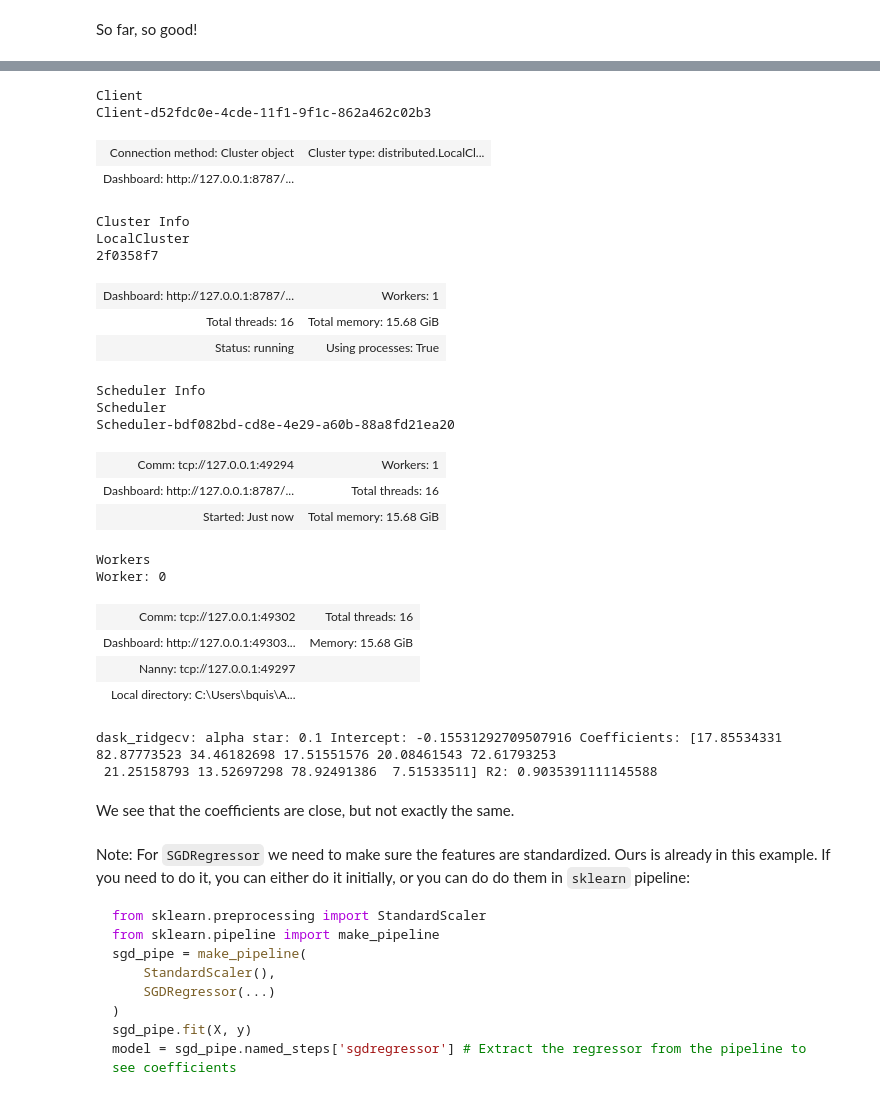
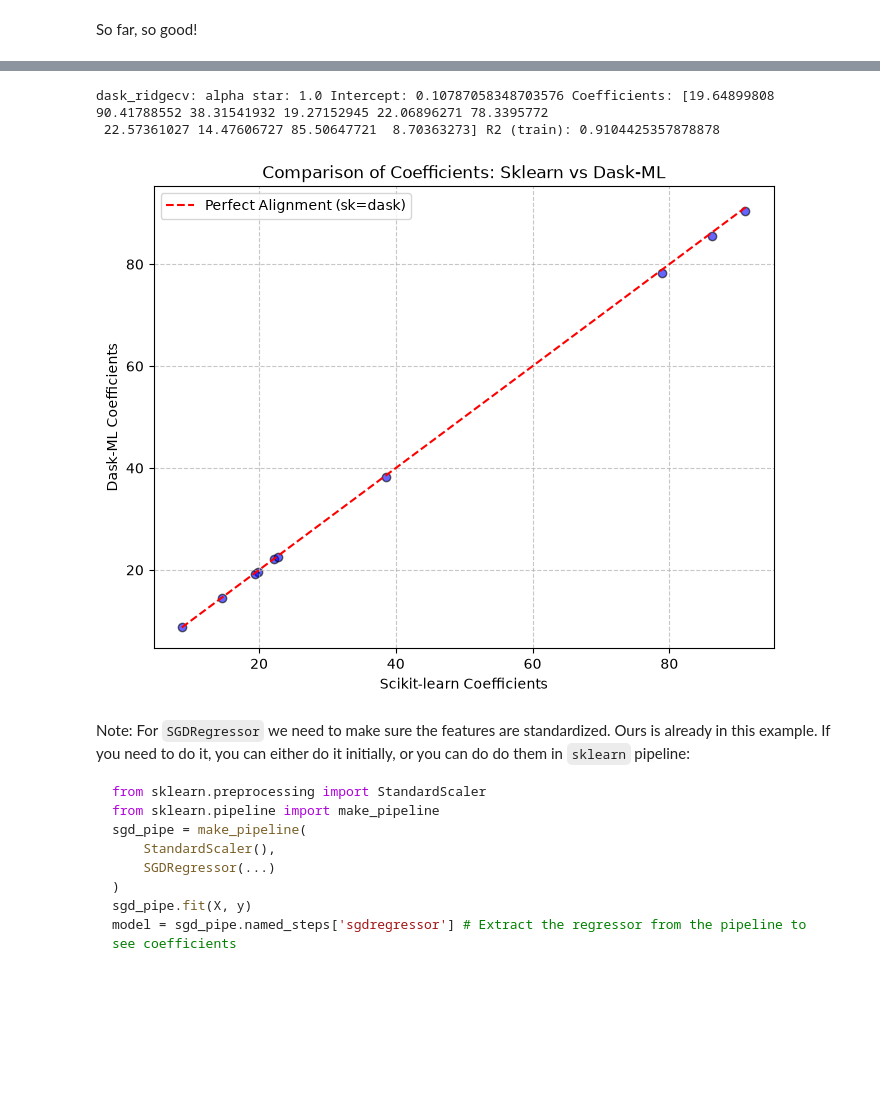
Before and after one commit to bquistorff/NABE_workbooks, a Jupyter notebook: 5b. Memory bound - Solutions.ipynb, the cells around one changed output, grey strips where cells are left out. Drawn from its saved outputs; the diff is of its cells as text; code cells hidden in the pictures; blank space fills up the shorter version.

```diff
--- a/5b. Memory bound - Solutions.ipynb
+++ b/5b. Memory bound - Solutions.ipynb
@@ -127,10 +142,13 @@ Next we think about penalized linear models and automatically picking the hyper
+# %%
+ridge_alphas = (1.0, 100000.0) #for the simple model, you have to a very large alpha to move the coefficients from OLS.
 # %%
-# First in sklear
-ridge_alphas = (0.1, 1.0, 10.0)
+# First in sklearn
+from sklearn.model_selection import GridSearchCV as sk_GridSearchCV
+from sklearn.linear_model import Ridge as sk_Ridge
 
-from sklearn.linear_model import RidgeCV as sk_RidgeCV
-sk_ridgecv = sk_RidgeCV(fit_intercept=True, alphas=ridge_alphas, scoring='r2')
-sk_ridgecv.fit(X_train, y_train)
-
-print("sk_ridgecv:", "alpha star:", sk_ridgecv.alpha_, "Intercept:", sk_ridgecv.intercept_, "Coefficients:", sk_ridgecv.coef_, "R2:", sk_ridgecv.score(X_train,y_train))
+# Could've used sklearn.linear_model.RidgeCV, but this approach parallels what we can do in dask_ml.
+sk_ridge_search = sk_GridSearchCV(sk_Ridge(fit_intercept=True, random_state=0), {'alpha': ridge_alphas}, scoring='r2', cv=5, refit=True)
+_ = sk_ridge_search.fit(X_train, y_train)
+sk_ridgecv = sk_ridge_search.best_estimator_
+print("sk_ridgecv:", "alpha star:", sk_ridgecv.alpha, "Intercept:", sk_ridgecv.intercept_, "Coefficients:", sk_ridgecv.coef_, "R2 (train):", sk_ridgecv.score(X_train,y_train))
 # %% [output]
@@ -143,46 +157,19 @@ To do `IncrementalSearchCV`, we need to setup a dask cluster. We'll start one up
-# %%
-from dask.distributed import Client, LocalCluster
-cluster = LocalCluster(n_workers=1)
-client = Client(cluster)
-client
-# %% [output]
-Client
-Client-d52fdc0e-4cde-11f1-9f1c-862a462c02b3
-| Connection method: Cluster object | Cluster type: distributed.LocalCl... |
-| Dashboard: http://127.0.0.1:8787/... |  |
-Cluster Info
-LocalCluster
-2f0358f7
-| Dashboard: http://127.0.0.1:8787/... | Workers: 1 |
-| Total threads: 16 | Total memory: 15.68 GiB |
-| Status: running | Using processes: True |
-Scheduler Info
-Scheduler
-Scheduler-bdf082bd-cd8e-4e29-a60b-88a8fd21ea20
-| Comm: tcp://127.0.0.1:49294 | Workers: 1 |
-| Dashboard: http://127.0.0.1:8787/... | Total threads: 16 |
-| Started: Just now | Total memory: 15.68 GiB |
-Workers
-Worker: 0
-| Comm: tcp://127.0.0.1:49302 | Total threads: 16 |
-| Dashboard: http://127.0.0.1:49303... | Memory: 15.68 GiB |
-| Nanny: tcp://127.0.0.1:49297 |  |
-| Local directory: C:\Users\bquis\A... |  |
 # %%
-# Do Ridge with CV penalty
-from dask_ml.model_selection import IncrementalSearchCV
-sklearn_ridge = SGDRegressor(penalty='l2', fit_intercept=True, random_state=0, learning_rate='invscaling') #data already centered
-params = {'alpha': ridge_alphas}
-dask_ridgecv_search = IncrementalSearchCV(sklearn_ridge, params, n_initial_parameters="grid", random_state=0, scoring='r2', tol=0.001, max_iter=100)
-dask_ridgecv_search.fit(X_train, y_train)
-dask_ridgecv = dask_ridgecv_search.best_estimator_
+# Then in Dask-ML
+from dask_ml.model_selection import GridSearchCV as dask_GridSearchCV
 
-print("dask_ridgecv:", "alpha star:", dask_ridgecv_search.best_params_['alpha'], "Intercept:", dask_ridgecv.intercept_[0], "Coefficients:", dask_ridgecv.coef_, "R2:", dask_ridgecv.score(X_train,y_train))
+dask_ridge_search = dask_GridSearchCV(dask_LinearRegression(penalty='l2', fit_intercept=True, random_state=0), {'C': [1/alpha for alpha in ridge_alphas]}, scoring='r2', cv=5, refit=True)
+_ = dask_ridge_search.fit(X_train, y_train)
+dask_ridgecv = dask_ridge_search.best_estimator_
+print("dask_ridgecv:", "alpha star:", 1/dask_ridgecv.C, "Intercept:", dask_ridgecv.intercept_, "Coefficients:", dask_ridgecv.coef_, "R2 (train):", dask_ridgecv.score(X_train,y_train))
 # %% [output]
-dask_ridgecv: alpha star: 0.1 Intercept: -0.15531292709507916 Coefficients: [17.85534331 82.87773523 34.46182698 17.51551576 20.08461543 72.61793253
- 21.25158793 13.52697298 78.92491386  7.51533511] R2: 0.9035391111145588
+dask_ridgecv: alpha star: 1.0 Intercept: 0.10787058348703576 Coefficients: [19.64899808 90.41788552 38.31541932 19.27152945 22.06896271 78.3395772
+ 22.57361027 14.47606727 85.50647721  8.70363273] R2 (train): 0.9104425357878878
-# %% [markdown]
-We see that the coefficients are close, but not exactly the same.
+# %%
+# Show the results
+plot_coefs(sk_ridgecv.coef_, dask_ridgecv.coef_)
+# %% [output]
+[figure, added]
 # %% [markdown]
 Note: For `SGDRegressor` we need to make sure the features are standardized. Ours is already in this example. If you need to do it, you can either do it initially, or you can do do them in `sklearn` pipeline:
 
```
Also changed, not shown: parts of 19 cells of this notebook.
